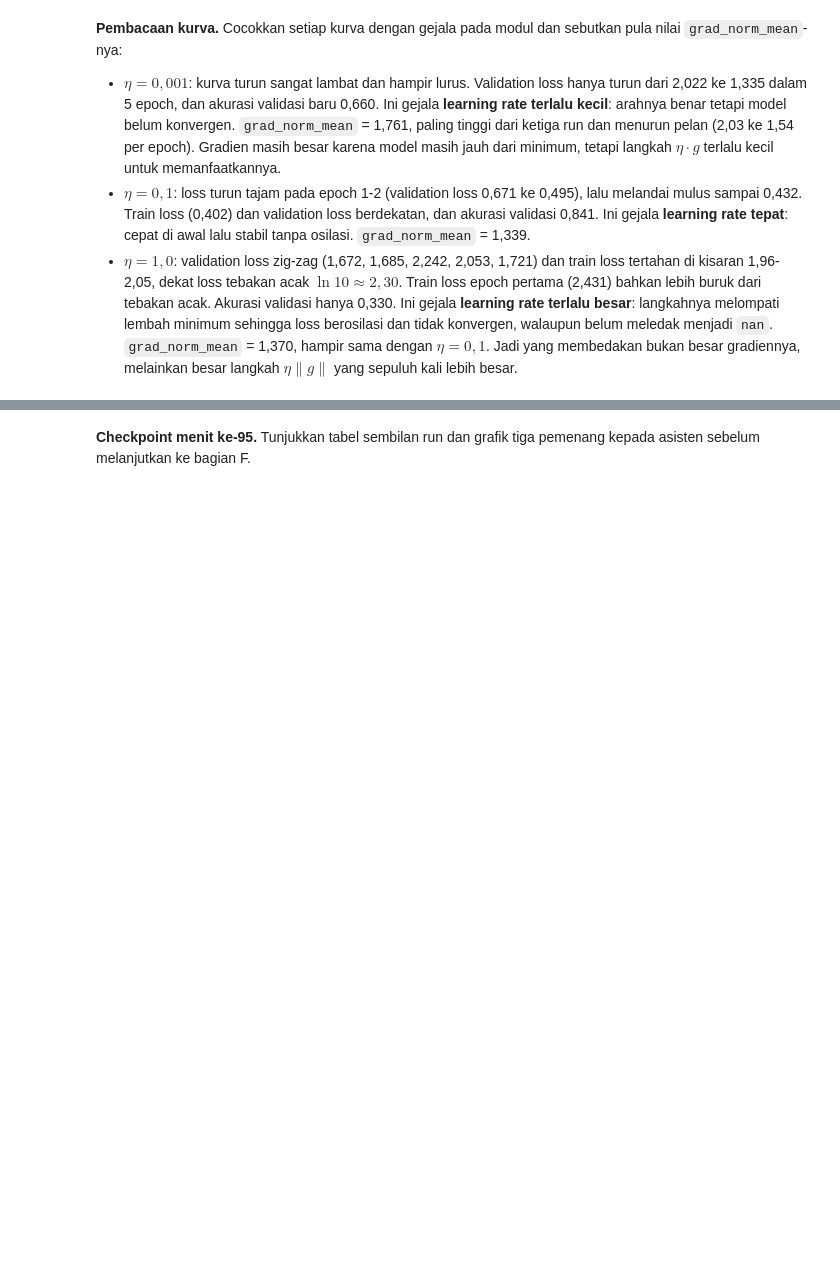
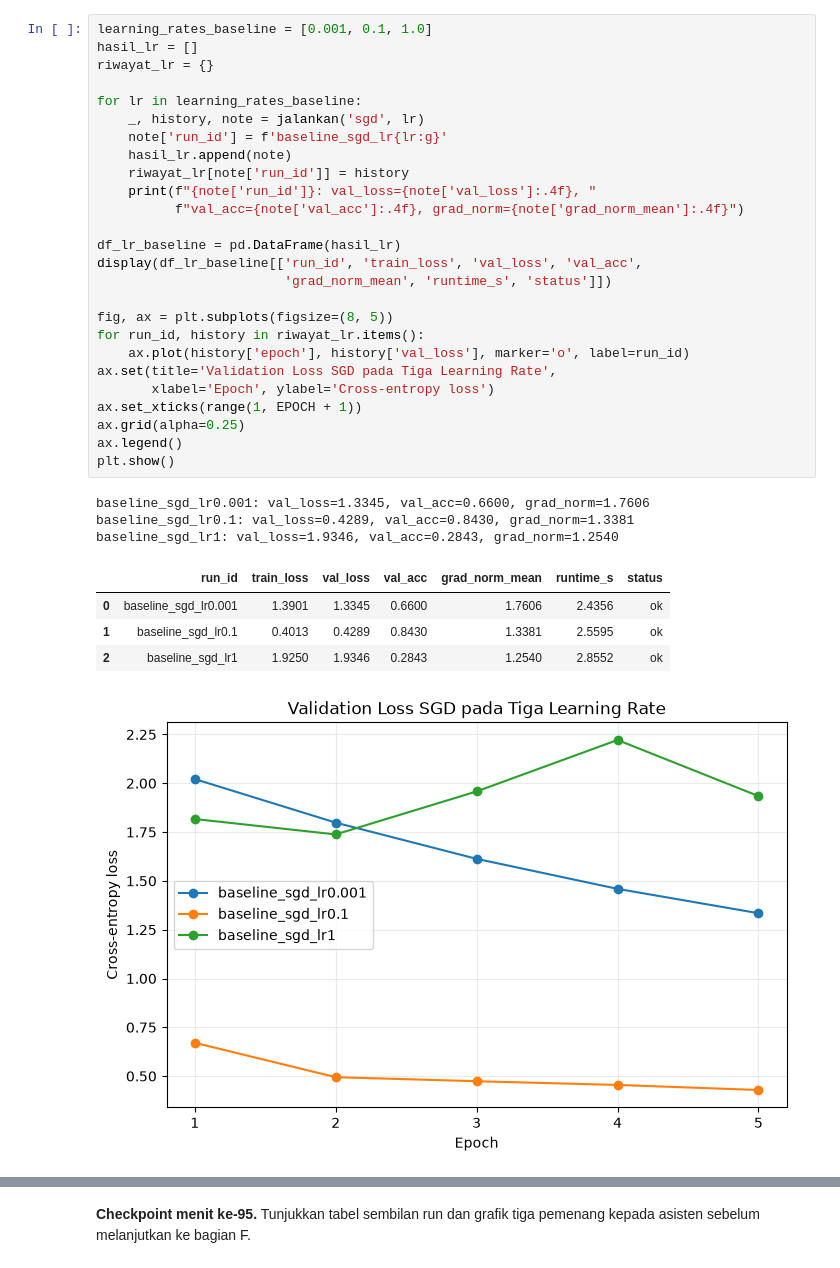
Before and after one commit to dillcipher/Modul-Praktikum-Deep-Learning, a Jupyter notebook: modul-03/M03_123450048.ipynb, the cells around one changed output, grey strips where cells are left out. Saved outputs shown, nothing was run; the diff lists cells and outputs as text; blank space fills up the shorter version.

Commit message:
modul 3 dari workbench

```diff
--- a/modul-03/M03_123450048.ipynb
+++ b/modul-03/M03_123450048.ipynb
@@ -274,6 +284,35 @@ C_sgd_lr0.001      1.3901    1.3345    0.660          1.7606     ok
-# %% [markdown]
-**Pembacaan kurva.** Cocokkan setiap kurva dengan gejala pada modul dan sebutkan pula nilai `grad_norm_mean`-nya:
-
-- $\eta=0{,}001$: kurva turun sangat lambat dan hampir lurus. Validation loss hanya turun dari 2,022 ke 1,335 dalam 5 epoch, dan akurasi validasi baru 0,660. Ini gejala **learning rate terlalu kecil**: arahnya benar tetapi model belum konvergen. `grad_norm_mean` = 1,761, paling tinggi dari ketiga run dan menurun pelan (2,03 ke 1,54 per epoch). Gradien masih besar karena model masih jauh dari minimum, tetapi langkah $\eta \cdot g$ terlalu kecil untuk memanfaatkannya.
-- $\eta=0{,}1$: loss turun tajam pada epoch 1-2 (validation loss 0,671 ke 0,495), lalu melandai mulus sampai 0,432. Train loss (0,402) dan validation loss berdekatan, dan akurasi validasi 0,841. Ini gejala **learning rate tepat**: cepat di awal lalu stabil tanpa osilasi. `grad_norm_mean` = 1,339.
-- $\eta=1{,}0$: validation loss zig-zag (1,672, 1,685, 2,242, 2,053, 1,721) dan train loss tertahan di kisaran 1,96-2,05, dekat loss tebakan acak $\ln 10 \approx 2{,}30$. Train loss epoch pertama (2,431) bahkan lebih buruk dari tebakan acak. Akurasi validasi hanya 0,330. Ini gejala **learning rate terlalu besar**: langkahnya melompati lembah minimum sehingga loss berosilasi dan tidak konvergen, walaupun belum meledak menjadi `nan`. `grad_norm_mean` = 1,370, hampir sama dengan $\eta=0{,}1$. Jadi yang membedakan bukan besar gradiennya, melainkan besar langkah $\eta\lVert g \rVert$ yang sepuluh kali lebih besar.
+# %%
+learning_rates_baseline = [0.001, 0.1, 1.0]
+hasil_lr = []
+riwayat_lr = {}
+
+for lr in learning_rates_baseline:
+    _, history, note = jalankan('sgd', lr)
+    note['run_id'] = f'baseline_sgd_lr{lr:g}'
+    hasil_lr.append(note)
+    riwayat_lr[note['run_id']] = history
+    print(f"{note['run_id']}: val_loss={note['val_loss']:.4f}, "
+          f"val_acc={note['val_acc']:.4f}, grad_norm={note['grad_norm_mean']:.4f}")
+
+df_lr_baseline = pd.DataFrame(hasil_lr)
+display(df_lr_baseline[['run_id', 'train_loss', 'val_loss', 'val_acc',
+                        'grad_norm_mean', 'runtime_s', 'status']])
+
+fig, ax = plt.subplots(figsize=(8, 5))
+for run_id, history in riwayat_lr.items():
+    ax.plot(history['epoch'], history['val_loss'], marker='o', label=run_id)
+ax.set(title='Validation Loss SGD pada Tiga Learning Rate',
+       xlabel='Epoch', ylabel='Cross-entropy loss')
+ax.set_xticks(range(1, EPOCH + 1))
+ax.grid(alpha=0.25)
+ax.legend()
+plt.show()
+# %% [output]
+baseline_sgd_lr0.001: val_loss=1.3345, val_acc=0.6600, grad_norm=1.7606
+baseline_sgd_lr0.1: val_loss=0.4289, val_acc=0.8430, grad_norm=1.3381
+baseline_sgd_lr1: val_loss=1.9346, val_acc=0.2843, grad_norm=1.2540
+|  | run_id | train_loss | val_loss | val_acc | grad_norm_mean | runtime_s | status |
+| 0 | baseline_sgd_lr0.001 | 1.3901 | 1.3345 | 0.6600 | 1.7606 | 2.4356 | ok |
+| 1 | baseline_sgd_lr0.1 | 0.4013 | 0.4289 | 0.8430 | 1.3381 | 2.5595 | ok |
+| 2 | baseline_sgd_lr1 | 1.9250 | 1.9346 | 0.2843 | 1.2540 | 2.8552 | ok |
+[figure, added]
```
Also changed, not shown: parts of 30 cells of this notebook, 7 other files.
